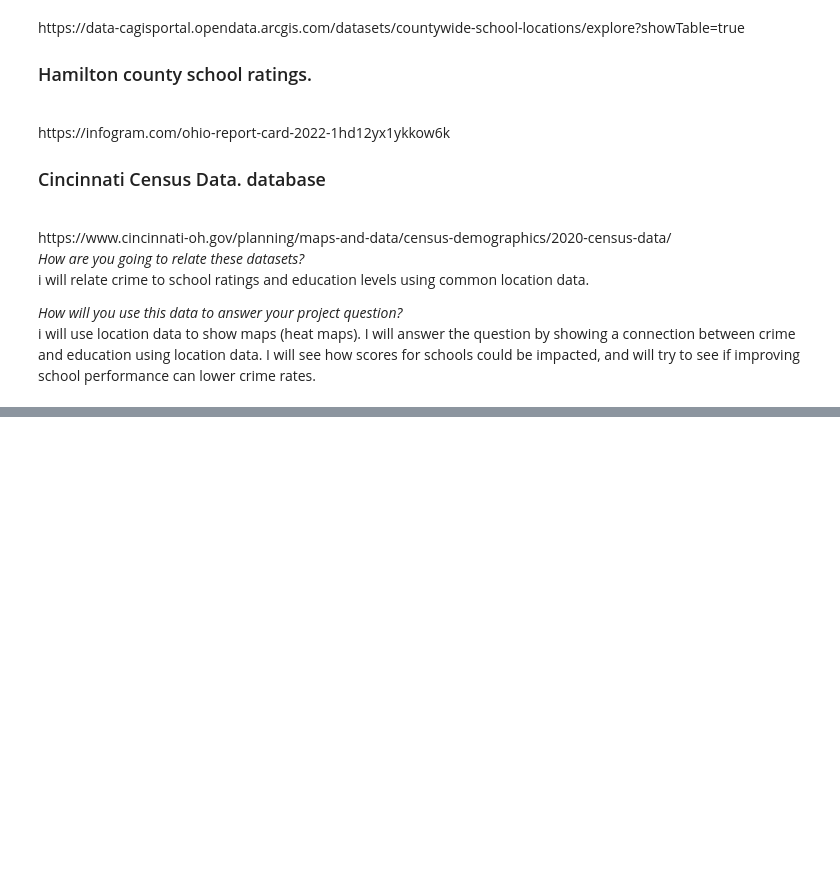
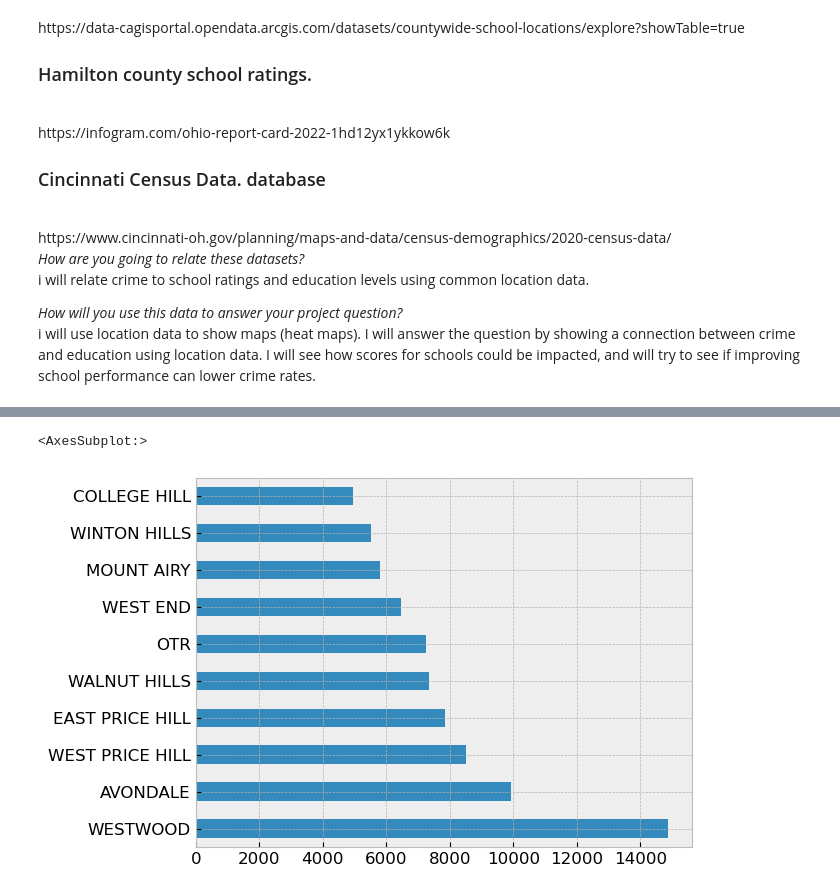
Before and after one commit to IT4063C-Fall22/final-project-ottenjg, a Jupyter notebook: source.ipynb, the cells around one changed output, grey strips where cells are left out. Saved outputs shown, nothing was run; the diff lists cells and outputs as text; code cells hidden in the pictures; blank space fills up the shorter version.

```diff
--- a/source.ipynb
+++ b/source.ipynb
@@ -53,0 +153,5 @@ i will use location data to show maps (heat maps). I will answer the question by
+# %%
+crime_data['COMMUNITY_COUNCIL_NEIGHBORHOOD'].where(crime_data['SUSPECT_RACE'] == 'BLACK').value_counts()[:10].plot(kind='barh')
+# %% [output]
+<AxesSubplot:>
+[figure, added]
```
Also changed, not shown: parts of 21 cells of this notebook.
